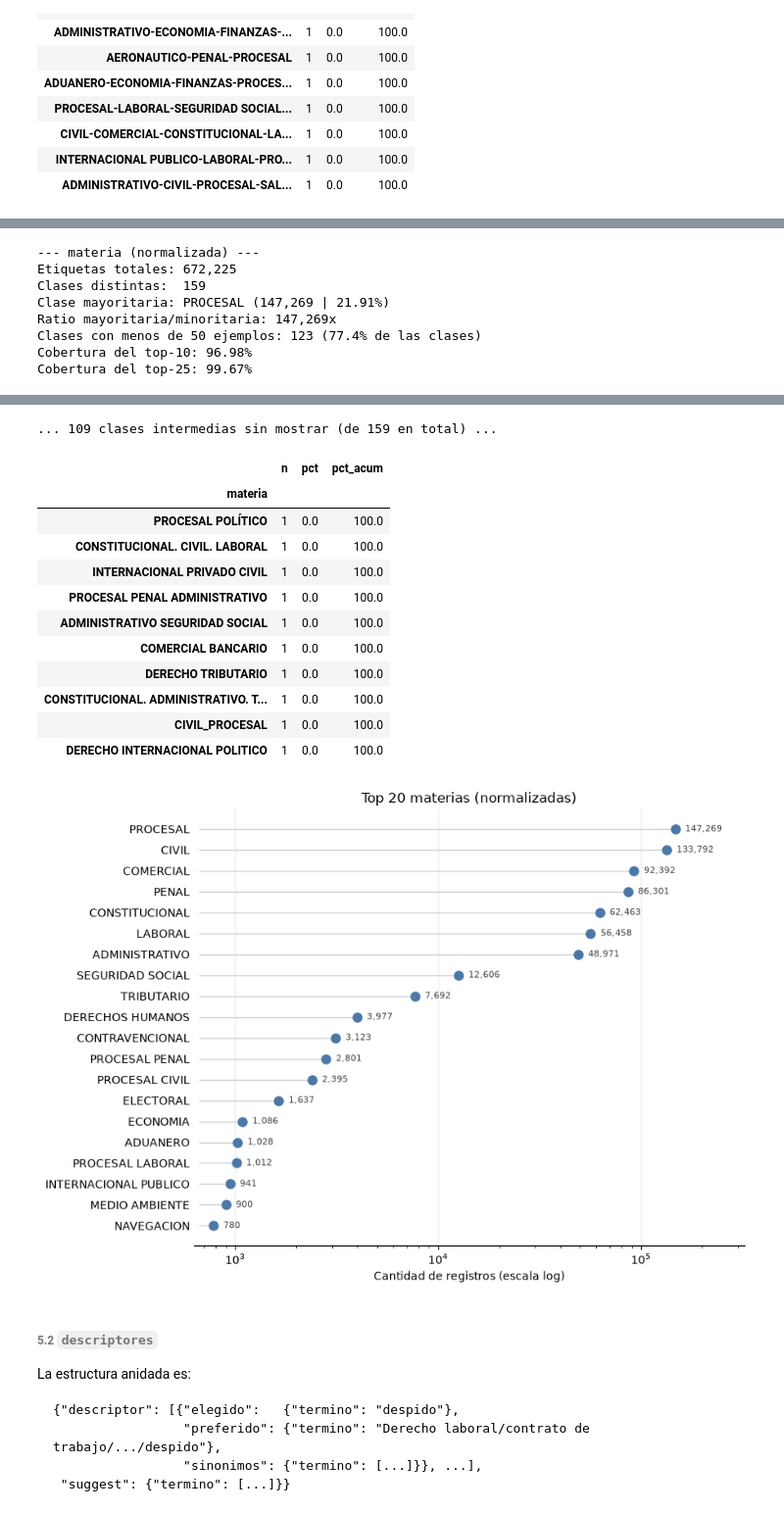
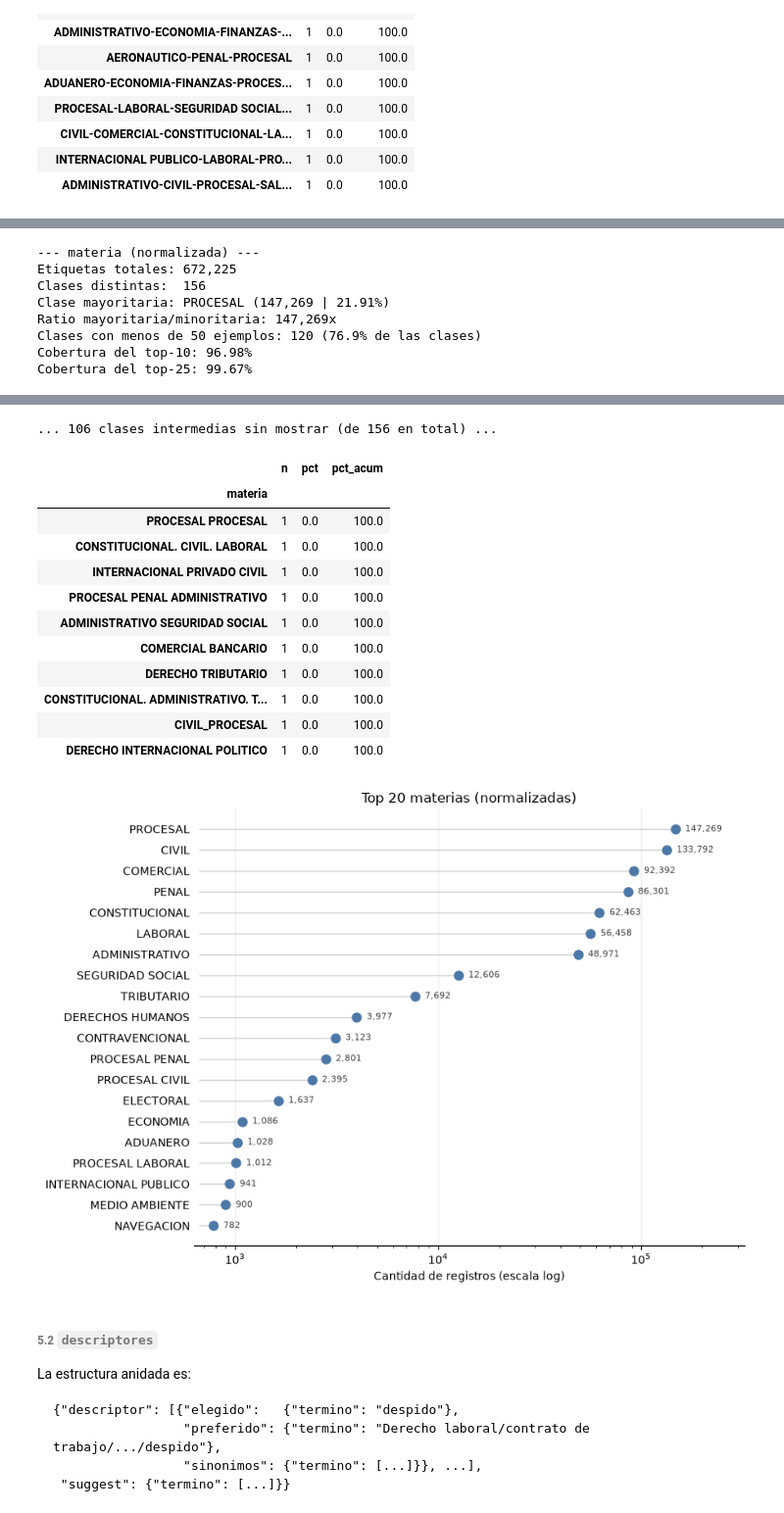
Before and after one commit to IESchneider/mentoria-diplodatos-2026-clasificacion-y-busqueda-textos-legales, a Jupyter notebook: TP1/tp1.ipynb, the cells around one changed output, grey strips where cells are left out. Shown at 98% size. Saved outputs shown, nothing was run; the diff lists cells and outputs as text; code cells hidden in the pictures.

```diff
--- a/TP1/tp1.ipynb
+++ b/TP1/tp1.ipynb
@@ -518,6 +660,13 @@ siguiente es mayor que la cantidad de sumarios, y los porcentajes se leen sobre
 registros.
 # %%
 import re
+import unicodedata
+
+
+def sin_acentos(texto):
+    """Deja la letra base y descarta la tilde: 'NAVEGACIÓN' -> 'NAVEGACION'."""
+    # NFKD separa cada letra de su marca diacrítica; combining() identifica esas marcas
+    return "".join(c for c in unicodedata.normalize("NFKD", texto) if not unicodedata.combining(c))
 
 
 def normalizar_materia(valor):
@@ -526,8 +675,9 @@ def normalizar_materia(valor):
     Separamos por guion, coma y barra, pero NO por espacio: hay materias legítimas de
     dos palabras (`SEGURIDAD SOCIAL`, `DERECHOS HUMANOS`) que se romperían.
     """
-    # upper() unifica mayúsculas/minúsculas antes de comparar
-    partes = re.split(r"[-,/]", valor.upper())
+    # upper() unifica mayúsculas/minúsculas y sin_acentos() las tildes, antes de comparar:
+    # 'NAVEGACIÓN' y 'NAVEGACION' son la misma materia escrita por dos analistas distintos
+    partes = re.split(r"[-,/]", sin_acentos(valor).upper())
     # \s+ colapsa espacios repetidos: "CIVIL   COMERCIAL" y "CIVIL COMERCIAL" son lo mismo
     limpias = {re.sub(r"\s+", " ", p).strip() for p in partes}
     # Descartamos cadenas vacías que deja el split cuando hay separadores seguidos
@@ -543,37 +693,37 @@ resumen_materia = resumen_desbalance(materias_normalizadas, "materia (normalizad
 mostrar_cabeza_y_cola(resumen_materia)
 
 graficar_top(resumen_materia["n"], "Top 20 materias (normalizadas)")
 # %% [output]
 --- materia (normalizada) ---
 Etiquetas totales: 672,225
-Clases distintas:  159
+Clases distintas:  156
 Clase mayoritaria: PROCESAL (147,269 | 21.91%)
 Ratio mayoritaria/minoritaria: 147,269x
-Clases con menos de 50 ejemplos: 123 (77.4% de las clases)
+Clases con menos de 50 ejemplos: 120 (76.9% de las clases)
 Cobertura del top-10: 96.98%
 Cobertura del top-25: 99.67%
 |  | n | pct | pct_acum |
 | materia |  |  |  |
 | PROCESAL | 147269 | 21.91 | 21.91 |
 | CIVIL | 133792 | 19.90 | 41.81 |
 | COMERCIAL | 92392 | 13.74 | 55.55 |
 | PENAL | 86301 | 12.84 | 68.39 |
 | CONSTITUCIONAL | 62463 | 9.29 | 77.68 |
 | LABORAL | 56458 | 8.40 | 86.08 |
 | ADMINISTRATIVO | 48971 | 7.28 | 93.37 |
 | SEGURIDAD SOCIAL | 12606 | 1.88 | 95.24 |
 | TRIBUTARIO | 7692 | 1.14 | 96.39 |
 | DERECHOS HUMANOS | 3977 | 0.59 | 96.98 |
 | ... | ... | ... | ... |
 | CONSTITUCIONAL. PROCESAL | 55 | 0.01 | 99.90 |
 | CIVIL Y COMERCIAL | 47 | 0.01 | 99.90 |
 | CULTURA | 44 | 0.01 | 99.91 |
 | CIVIL: | 44 | 0.01 | 99.92 |
 | PROCESAL ADMINISTRATIVO | 40 | 0.01 | 99.92 |
-... 109 clases intermedias sin mostrar (de 159 en total) ...
+... 106 clases intermedias sin mostrar (de 156 en total) ...
 |  | n | pct | pct_acum |
 | materia |  |  |  |
-| PROCESAL POLÍTICO | 1 | 0.0 | 100.0 |
+| PROCESAL PROCESAL | 1 | 0.0 | 100.0 |
 | CONSTITUCIONAL. CIVIL. LABORAL | 1 | 0.0 | 100.0 |
 | INTERNACIONAL PRIVADO CIVIL | 1 | 0.0 | 100.0 |
 | PROCESAL PENAL ADMINISTRATIVO | 1 | 0.0 | 100.0 |
```
Also changed, not shown: parts of 13 cells of this notebook.
